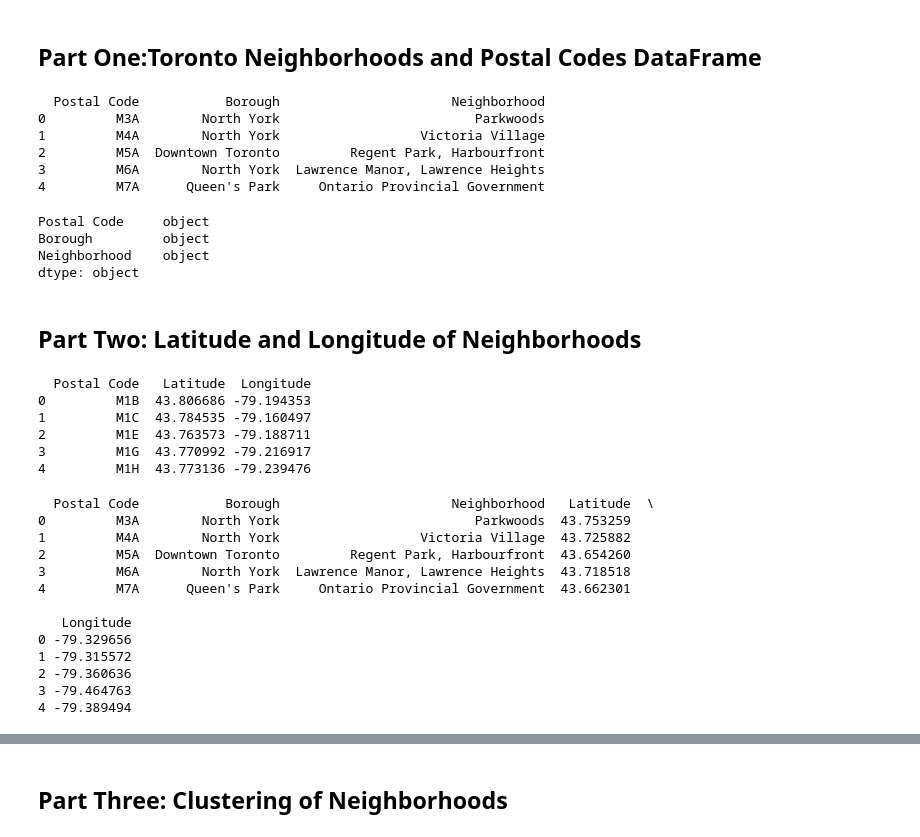
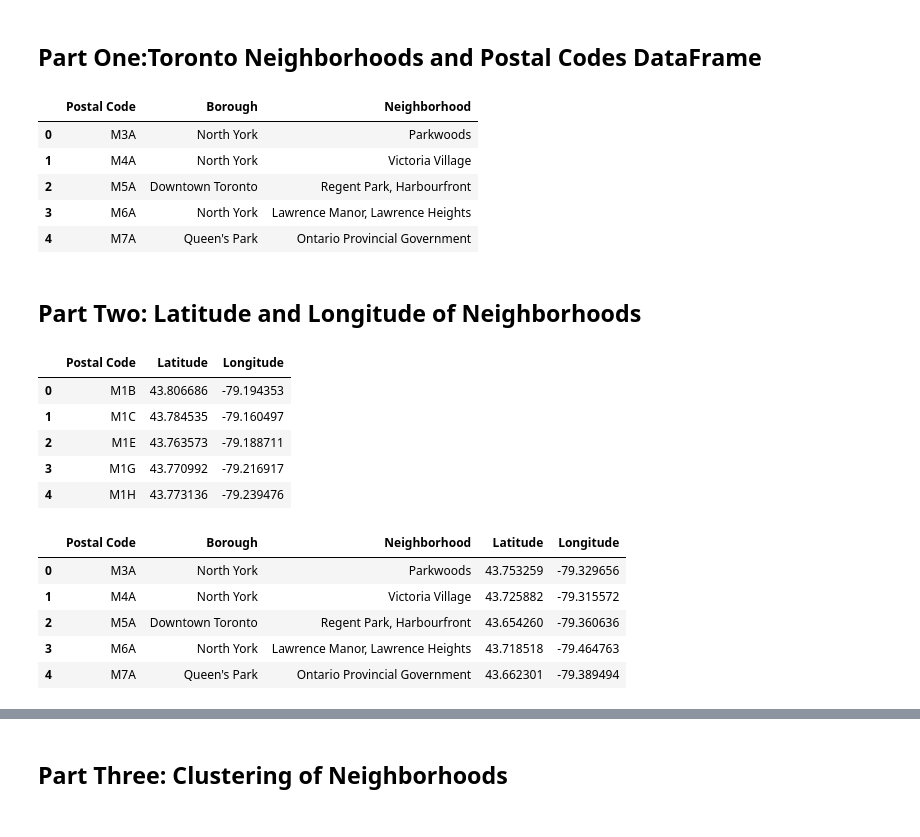
Before and after one commit to amsalexander23/Coursera_Capstone, a Jupyter notebook: Segmenting and Clustering Neighborhoods in Toronto.ipynb, the cells around one changed output, grey strips where cells are left out. Cells and saved outputs as stored; diff of their text form; code cells hidden in the pictures.

```diff
--- a/Segmenting and Clustering Neighborhoods in Toronto.ipynb
+++ b/Segmenting and Clustering Neighborhoods in Toronto.ipynb
@@ -40,20 +67,13 @@ toronto_df['Borough']=toronto_df['Borough'].replace({'Downtown TorontoStn A PO B
                                              'EtobicokeNorthwest':'Etobicoke Northwest','East YorkEast Toronto':'East York/East Toronto',
                                              'MississaugaCanada Post Gateway Processing Centre':'Mississauga'})
 
-print(toronto_df.head())
+toronto_df.head()
 # %% [output]
-  Postal Code           Borough                      Neighborhood
-0         M3A        North York                         Parkwoods
-1         M4A        North York                  Victoria Village
-2         M5A  Downtown Toronto         Regent Park, Harbourfront
-3         M6A        North York  Lawrence Manor, Lawrence Heights
-4         M7A      Queen's Park     Ontario Provincial Government
+|  | Postal Code | Borough | Neighborhood |
+| 0 | M3A | North York | Parkwoods |
+| 1 | M4A | North York | Victoria Village |
+| 2 | M5A | Downtown Toronto | Regent Park, Harbourfront |
+| 3 | M6A | North York | Lawrence Manor, Lawrence Heights |
+| 4 | M7A | Queen's Park | Ontario Provincial Government |
-# %%
-print(toronto_df.dtypes)
-# %% [output]
-Postal Code     object
-Borough         object
-Neighborhood    object
-dtype: object
 # %% [markdown]
 <h2>Part Two: Latitude and Longitude of Neighborhoods</h2>
@@ -66,27 +80,25 @@ file = 'Geospatial_Coordinates.csv'
-# %%
-geo_df = pd.read_csv(file)
-print(geo_df.head())
-# %% [output]
-  Postal Code   Latitude  Longitude
-0         M1B  43.806686 -79.194353
-1         M1C  43.784535 -79.160497
-2         M1E  43.763573 -79.188711
-3         M1G  43.770992 -79.216917
-4         M1H  43.773136 -79.239476
+# %%
+#Geospatial file used to get lat, long of each postal code
+file = 'Geospatial_Coordinates.csv'
+
+#Reading the geospatial file
+geo_df = pd.read_csv(file)
+geo_df.head()
+# %% [output]
+|  | Postal Code | Latitude | Longitude |
+| 0 | M1B | 43.806686 | -79.194353 |
+| 1 | M1C | 43.784535 | -79.160497 |
+| 2 | M1E | 43.763573 | -79.188711 |
+| 3 | M1G | 43.770992 | -79.216917 |
+| 4 | M1H | 43.773136 | -79.239476 |
 # %%
+#Merging of the two dataframes but only with postal codes in the toronto data
 torontoGeo_df = toronto_df.merge(geo_df, on = 'Postal Code', how = 'left')
-print(torontoGeo_df.head())
+torontoGeo_df.head()
 # %% [output]
-  Postal Code           Borough                      Neighborhood   Latitude  \
-0         M3A        North York                         Parkwoods  43.753259
-1         M4A        North York                  Victoria Village  43.725882
-2         M5A  Downtown Toronto         Regent Park, Harbourfront  43.654260
-3         M6A        North York  Lawrence Manor, Lawrence Heights  43.718518
-4         M7A      Queen's Park     Ontario Provincial Government  43.662301
-
-   Longitude
-0 -79.329656
-1 -79.315572
-2 -79.360636
-3 -79.464763
-4 -79.389494
+|  | Postal Code | Borough | Neighborhood | Latitude | Longitude |
+| 0 | M3A | North York | Parkwoods | 43.753259 | -79.329656 |
+| 1 | M4A | North York | Victoria Village | 43.725882 | -79.315572 |
+| 2 | M5A | Downtown Toronto | Regent Park, Harbourfront | 43.654260 | -79.360636 |
+| 3 | M6A | North York | Lawrence Manor, Lawrence Heights | 43.718518 | -79.464763 |
+| 4 | M7A | Queen's Park | Ontario Provincial Government | 43.662301 | -79.389494 |
```
Also changed, not shown: parts of 21 cells of this notebook.
